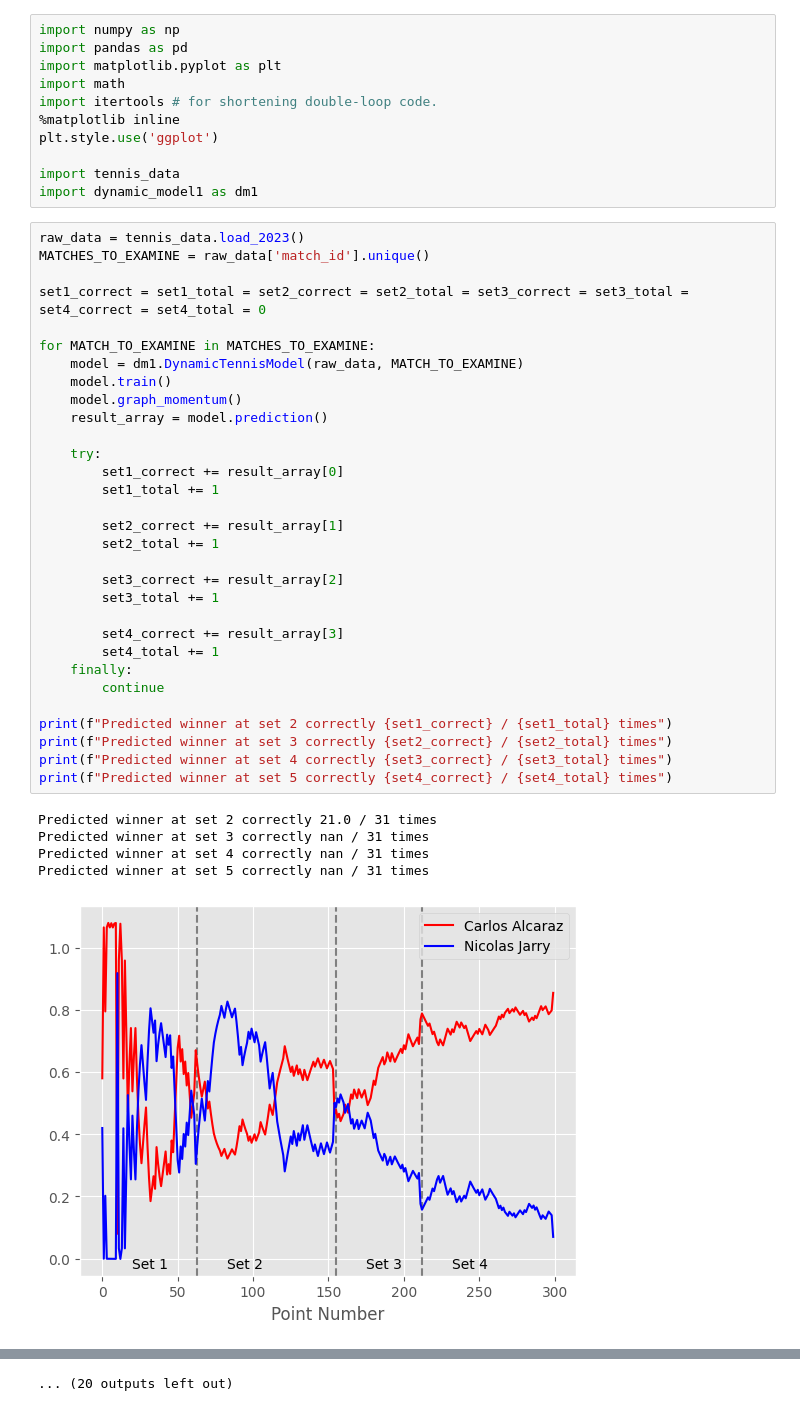
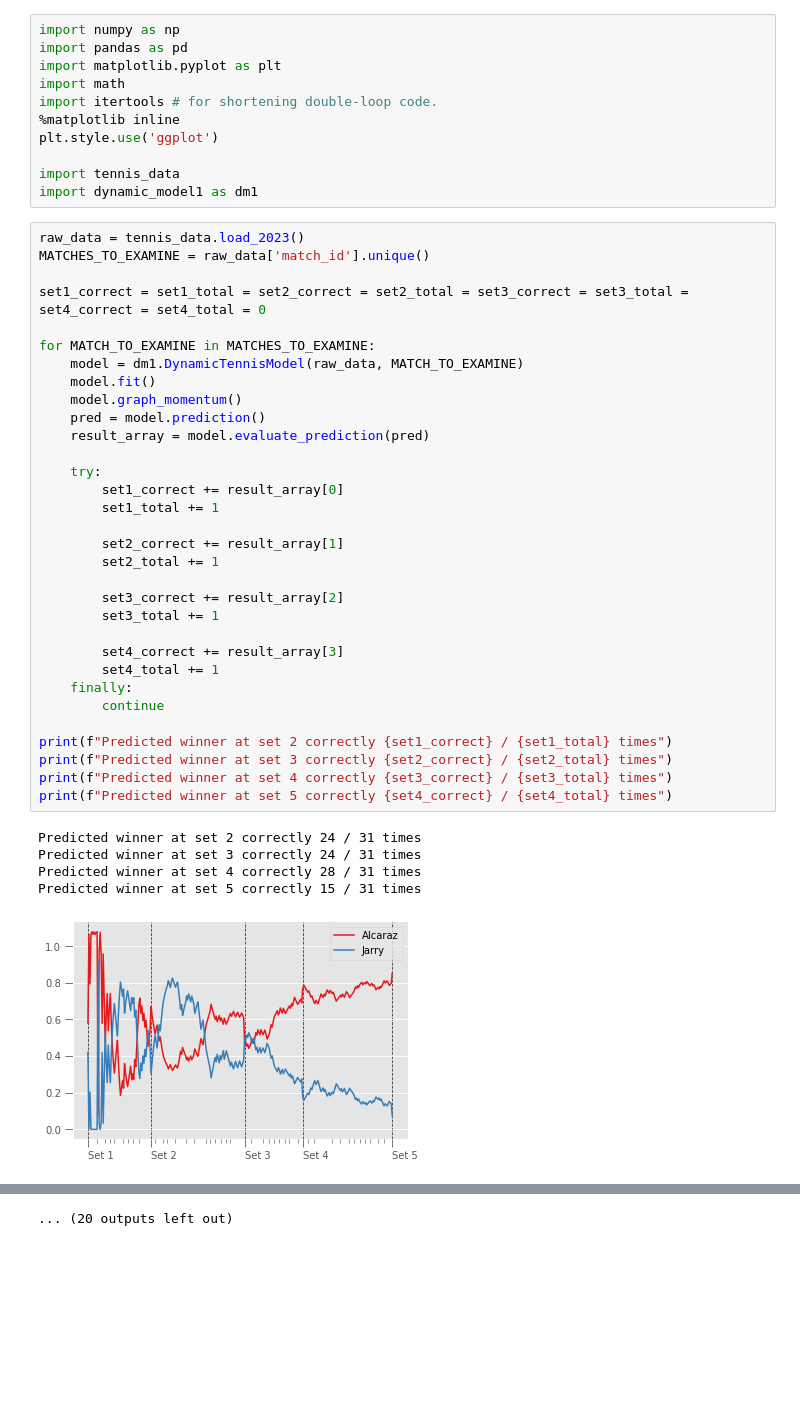
Before and after one commit to Alexkazmirchuk1/Tennis-Data-Analysis-Research, a Jupyter notebook: Test.ipynb, the cells around one changed output, grey strips where cells are left out. Drawn from its saved outputs; the diff is of its cells as text; blank space fills up the shorter version.

Commit message:
build/test naive models; more refactoring code (#10)

```diff
--- a/Test.ipynb
+++ b/Test.ipynb
@@ -15,37 +15,38 @@ import dynamic_model1 as dm1
 # %%
 raw_data = tennis_data.load_2023()
 MATCHES_TO_EXAMINE = raw_data['match_id'].unique()
 
 set1_correct = set1_total = set2_correct = set2_total = set3_correct = set3_total = set4_correct = set4_total = 0
 
 for MATCH_TO_EXAMINE in MATCHES_TO_EXAMINE:
     model = dm1.DynamicTennisModel(raw_data, MATCH_TO_EXAMINE)
-    model.train()
+    model.fit()
     model.graph_momentum()
-    result_array = model.prediction()
+    pred = model.prediction()
+    result_array = model.evaluate_prediction(pred)
 
     try:
         set1_correct += result_array[0]
         set1_total += 1
 
         set2_correct += result_array[1]
         set2_total += 1
 
         set3_correct += result_array[2]
         set3_total += 1
 
         set4_correct += result_array[3]
         set4_total += 1
     finally:
         continue
 
 print(f"Predicted winner at set 2 correctly {set1_correct} / {set1_total} times")
 print(f"Predicted winner at set 3 correctly {set2_correct} / {set2_total} times")
 print(f"Predicted winner at set 4 correctly {set3_correct} / {set3_total} times")
 print(f"Predicted winner at set 5 correctly {set4_correct} / {set4_total} times")
 # %% [output]
-Predicted winner at set 2 correctly 21.0 / 31 times
-Predicted winner at set 3 correctly nan / 31 times
-Predicted winner at set 4 correctly nan / 31 times
-Predicted winner at set 5 correctly nan / 31 times
+Predicted winner at set 2 correctly 24 / 31 times
+Predicted winner at set 3 correctly 24 / 31 times
+Predicted winner at set 4 correctly 28 / 31 times
+Predicted winner at set 5 correctly 15 / 31 times
-[figure, old version]
+[figure, new version]
```
Also changed, not shown: parts of 2 cells of this notebook, 6 other files.
